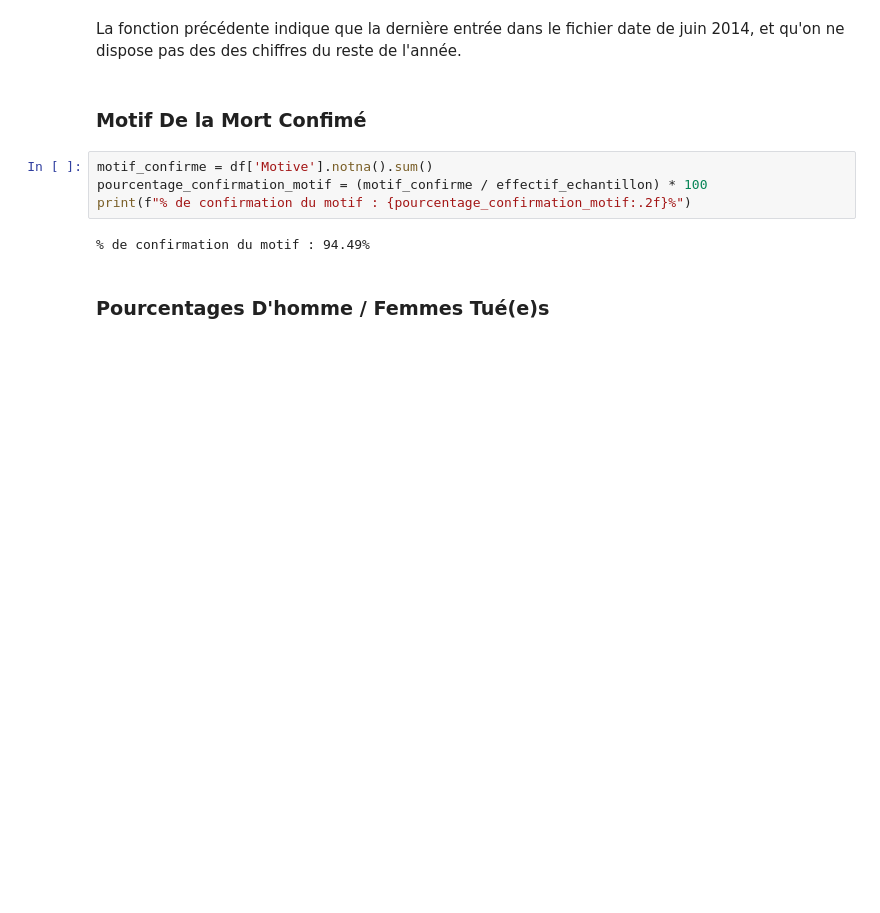
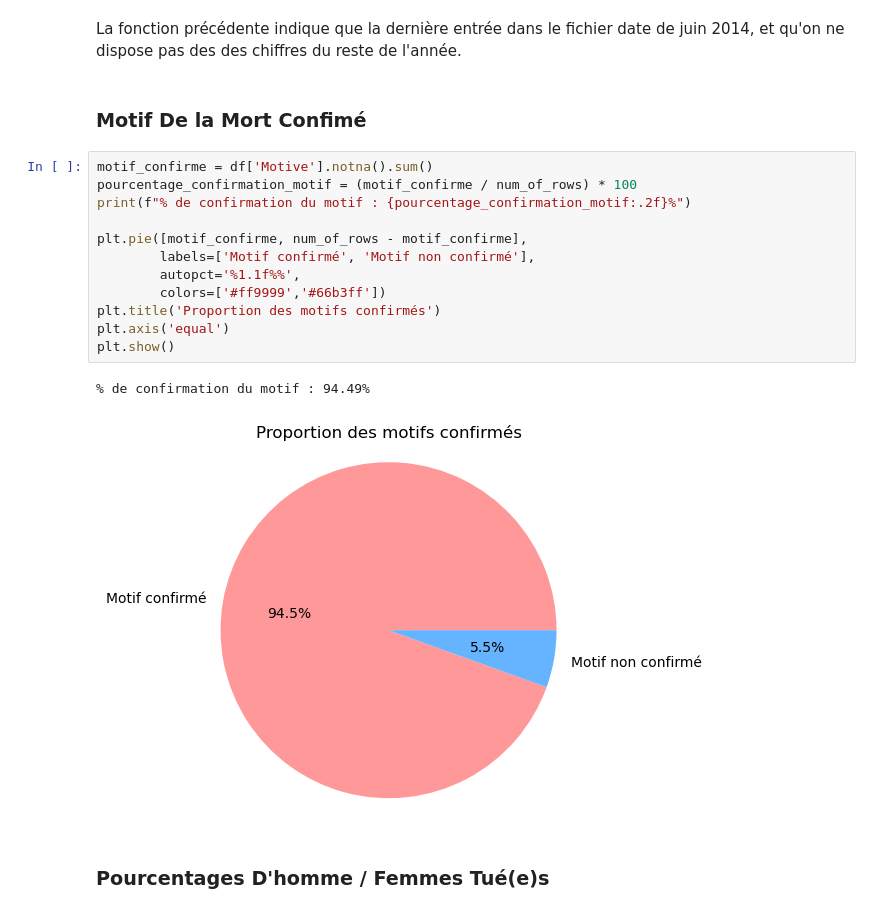
Before and after one commit to AlikakilA/Python_Manipulation_Data, a Jupyter notebook: rapport.ipynb, the cells around one changed output. Saved outputs shown, nothing was run; the diff lists cells and outputs as text; blank space fills up the shorter version.

```diff
--- a/rapport.ipynb
+++ b/rapport.ipynb
@@ -193,10 +216,19 @@ La fonction précédente indique que la dernière entrée dans le fichier date d
 ### Motif De la Mort Confimé
 # %%
 motif_confirme = df['Motive'].notna().sum()
-pourcentage_confirmation_motif = (motif_confirme / effectif_echantillon) * 100
+pourcentage_confirmation_motif = (motif_confirme / num_of_rows) * 100
 print(f"% de confirmation du motif : {pourcentage_confirmation_motif:.2f}%")
+
+plt.pie([motif_confirme, num_of_rows - motif_confirme],
+		labels=['Motif confirmé', 'Motif non confirmé'],
+		autopct='%1.1f%%',
+		colors=['#ff9999','#66b3ff'])
+plt.title('Proportion des motifs confirmés')
+plt.axis('equal')
+plt.show()
 # %% [output]
 % de confirmation du motif : 94.49%
+[figure, added]
 # %% [markdown]
 ### Pourcentages D'homme / Femmes Tué(e)s
 # %%
```
Also changed, not shown: parts of 7 cells of this notebook.
